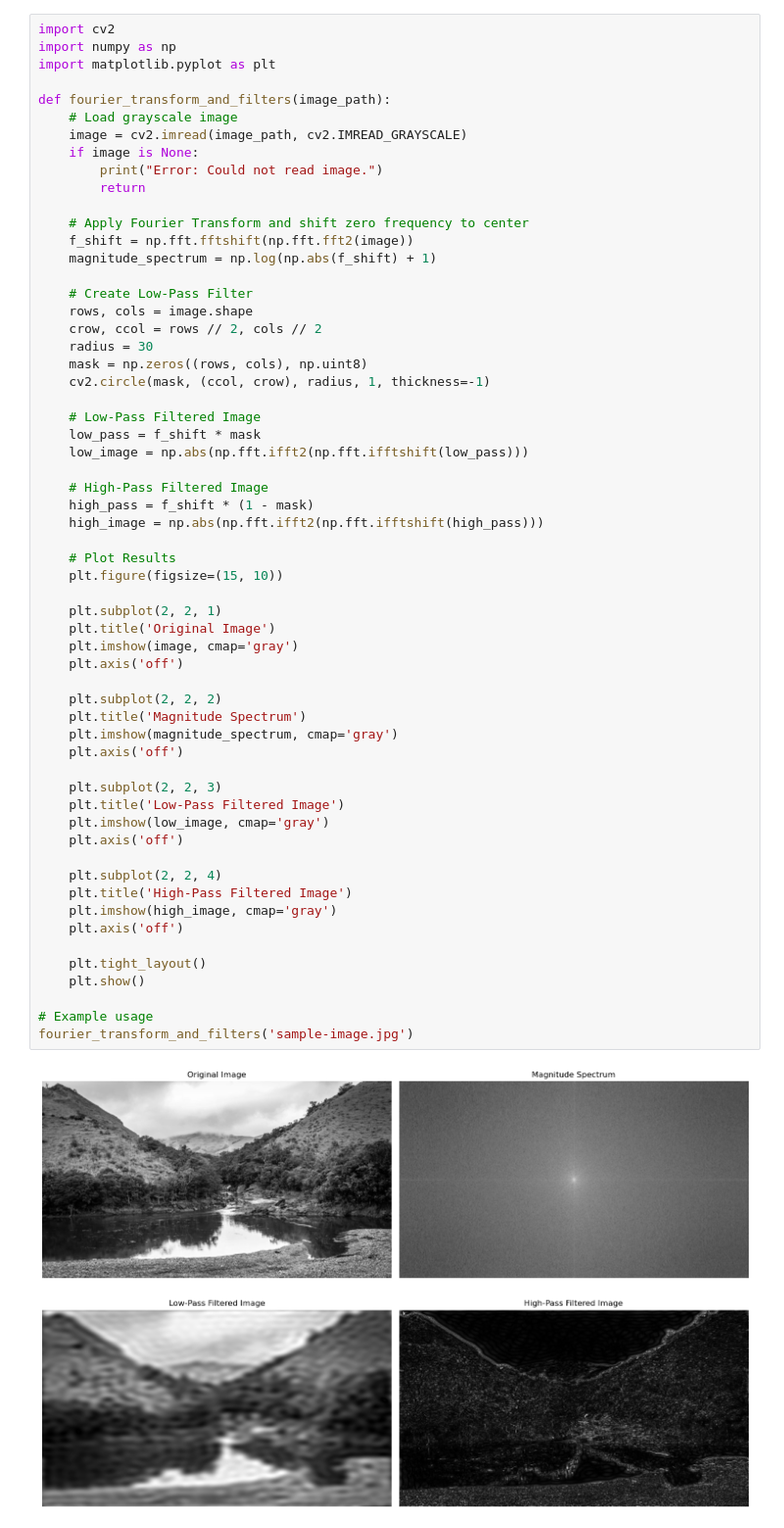
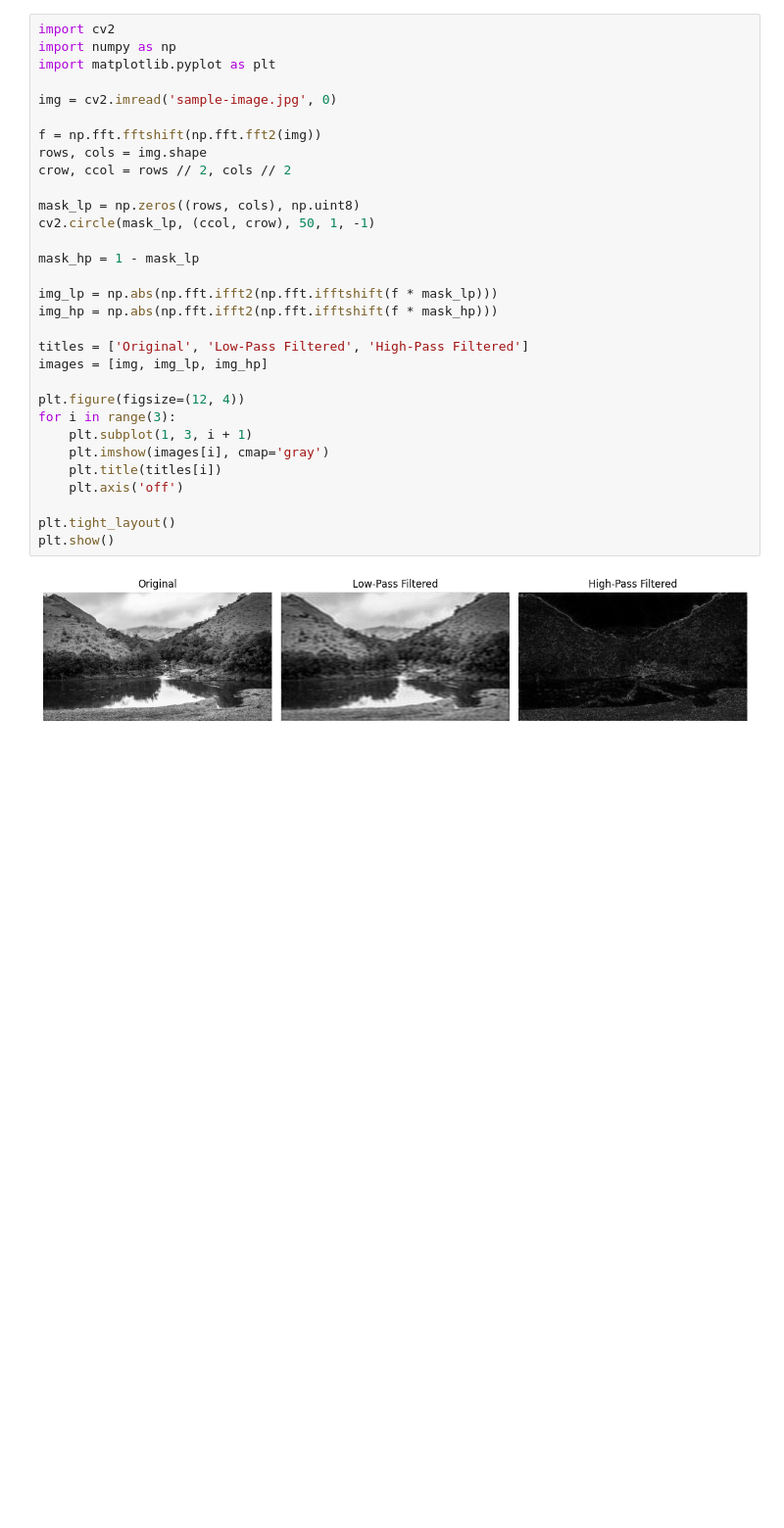
Before and after one commit to sourabhaprasad/icv, a Jupyter notebook: 07-fourier.ipynb, the cells around one changed output. Shown at 98% size. Saved outputs shown, nothing was run; the diff lists cells and outputs as text; blank space fills up the shorter version.

```diff
--- a/07-fourier.ipynb
+++ b/07-fourier.ipynb
@@ -1,61 +1,33 @@
 # %%
 import cv2
 import numpy as np
 import matplotlib.pyplot as plt
 
-def fourier_transform_and_filters(image_path):
-    # Load grayscale image
-    image = cv2.imread(image_path, cv2.IMREAD_GRAYSCALE)
-    if image is None:
-        print("Error: Could not read image.")
-        return
+img = cv2.imread('sample-image.jpg', 0)
 
-    # Apply Fourier Transform and shift zero frequency to center
-    f_shift = np.fft.fftshift(np.fft.fft2(image))
-    magnitude_spectrum = np.log(np.abs(f_shift) + 1)
+f = np.fft.fftshift(np.fft.fft2(img))
+rows, cols = img.shape
+crow, ccol = rows // 2, cols // 2
 
-    # Create Low-Pass Filter
-    rows, cols = image.shape
-    crow, ccol = rows // 2, cols // 2
-    radius = 30
-    mask = np.zeros((rows, cols), np.uint8)
-    cv2.circle(mask, (ccol, crow), radius, 1, thickness=-1)
+mask_lp = np.zeros((rows, cols), np.uint8)
+cv2.circle(mask_lp, (ccol, crow), 50, 1, -1)
 
-    # Low-Pass Filtered Image
-    low_pass = f_shift * mask
-    low_image = np.abs(np.fft.ifft2(np.fft.ifftshift(low_pass)))
+mask_hp = 1 - mask_lp
 
-    # High-Pass Filtered Image
-    high_pass = f_shift * (1 - mask)
-    high_image = np.abs(np.fft.ifft2(np.fft.ifftshift(high_pass)))
+img_lp = np.abs(np.fft.ifft2(np.fft.ifftshift(f * mask_lp)))
+img_hp = np.abs(np.fft.ifft2(np.fft.ifftshift(f * mask_hp)))
 
-    # Plot Results
-    plt.figure(figsize=(15, 10))
+titles = ['Original', 'Low-Pass Filtered', 'High-Pass Filtered']
+images = [img, img_lp, img_hp]
 
-    plt.subplot(2, 2, 1)
-    plt.title('Original Image')
-    plt.imshow(image, cmap='gray')
+plt.figure(figsize=(12, 4))
+for i in range(3):
+    plt.subplot(1, 3, i + 1)
+    plt.imshow(images[i], cmap='gray')
+    plt.title(titles[i])
     plt.axis('off')
 
-    plt.subplot(2, 2, 2)
-    plt.title('Magnitude Spectrum')
-    plt.imshow(magnitude_spectrum, cmap='gray')
-    plt.axis('off')
-
-    plt.subplot(2, 2, 3)
-    plt.title('Low-Pass Filtered Image')
-    plt.imshow(low_image, cmap='gray')
-    plt.axis('off')
-
-    plt.subplot(2, 2, 4)
-    plt.title('High-Pass Filtered Image')
-    plt.imshow(high_image, cmap='gray')
-    plt.axis('off')
-
-    plt.tight_layout()
-    plt.show()
-
-# Example usage
-fourier_transform_and_filters('sample-image.jpg')
+plt.tight_layout()
+plt.show()
 # %% [output]
-[figure, old version]
+[figure, new version]
```
Also changed, not shown: 13 other files.
